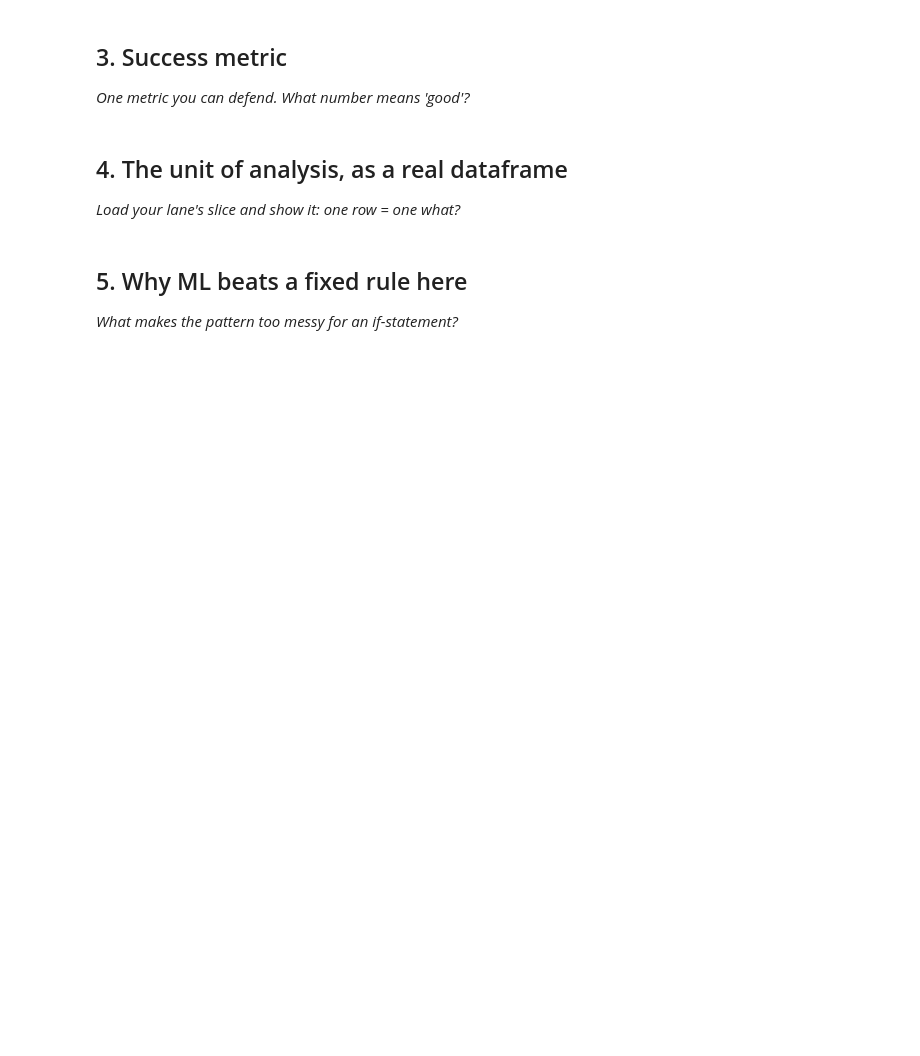
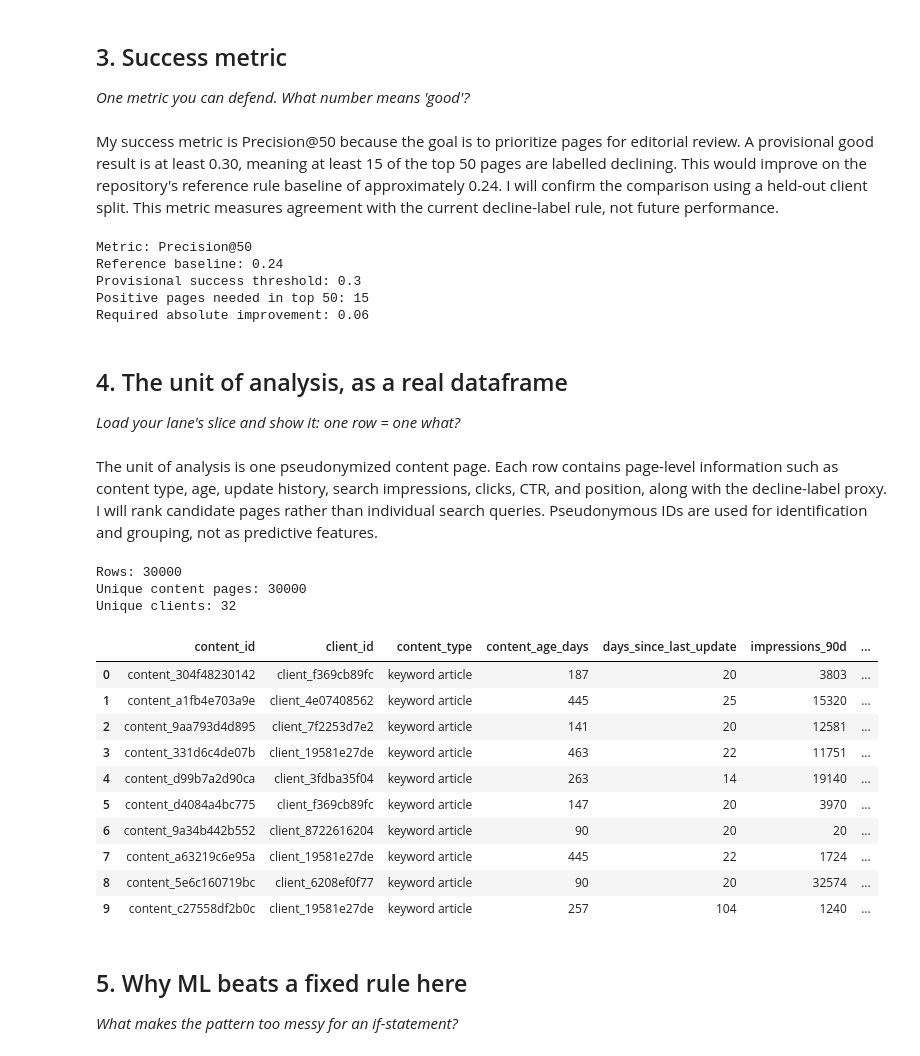
Before and after one commit to Jvssankar/flyrank-ml-internship, a Jupyter notebook: work/notebooks/w02_ml_task_framing.ipynb, the cells around one changed output. Saved outputs shown, nothing was run; the diff lists cells and outputs as text; code cells hidden in the pictures; blank space fills up the shorter version.

```diff
--- a/work/notebooks/w02_ml_task_framing.ipynb
+++ b/work/notebooks/w02_ml_task_framing.ipynb
@@ -24,16 +82,77 @@ This skeleton is yours to fill. Work the sections **in order** — each one has
 ## 3. Success metric
 
 *One metric you can defend. What number means 'good'?*
+# %% [markdown]
+My success metric is Precision@50 because the goal is to prioritize pages for editorial review. A provisional good result is at least 0.30, meaning at least 15 of the top 50 pages are labelled declining. This would improve on the repository's reference rule baseline of approximately 0.24. I will confirm the comparison using a held-out client split. This metric measures agreement with the current decline-label rule, not future performance.
 # %%
 # This cell is for CODE (numbers, a query, a check).
 # Write your text answer in the cell ABOVE this one — typing sentences here breaks Run All.
+baseline_precision_at_50 = 0.24
+success_threshold = 0.30
+top_k = 50
+
+required_positive_pages = int(success_threshold * top_k)
+
+print("Metric: Precision@50")
+print("Reference baseline:", baseline_precision_at_50)
+print("Provisional success threshold:", success_threshold)
+print("Positive pages needed in top 50:", required_positive_pages)
+print(
+    "Required absolute improvement:",
+    round(success_threshold - baseline_precision_at_50, 2)
+)
+# %% [output]
+Metric: Precision@50
+Reference baseline: 0.24
+Provisional success threshold: 0.3
+Positive pages needed in top 50: 15
+Required absolute improvement: 0.06
 # %% [markdown]
 ## 4. The unit of analysis, as a real dataframe
 
 *Load your lane's slice and show it: one row = one what?*
+# %% [markdown]
+The unit of analysis is one pseudonymized content page. Each row contains page-level information such as content type, age, update history, search impressions, clicks, CTR, and position, along with the decline-label proxy. I will rank candidate pages rather than individual search queries. Pseudonymous IDs are used for identification and grouping, not as predictive features.
 # %%
 # This cell is for CODE (numbers, a query, a check).
 # Write your text answer in the cell ABOVE this one — typing sentences here breaks Run All.
+columns_to_show = [
+    "content_id",
+    "client_id",
+    "content_type",
+    "content_age_days",
+    "days_since_last_update",
+    "impressions_90d",
+    "clicks_90d",
+    "sessions_90d",
+    "ctr",
+    "avg_position",
+    "trend_direction",
+    "is_declining_label"
+]
+
+lane_df = df[columns_to_show].copy()
+
+print("Rows:", len(lane_df))
+print("Unique content pages:", lane_df["content_id"].nunique())
+print("Unique clients:", lane_df["client_id"].nunique())
+
+display(lane_df.head(10))
+# %% [output]
+Rows: 30000
+Unique content pages: 30000
+Unique clients: 32
+|  | content_id | client_id | content_type | content_age_days | days_since_last_update | impressions_90d | ... |
+| 0 | content_304f48230142 | client_f369cb89fc | keyword article | 187 | 20 | 3803 | ... |
+| 1 | content_a1fb4e703a9e | client_4e07408562 | keyword article | 445 | 25 | 15320 | ... |
+| 2 | content_9aa793d4d895 | client_7f2253d7e2 | keyword article | 141 | 20 | 12581 | ... |
+| 3 | content_331d6c4de07b | client_19581e27de | keyword article | 463 | 22 | 11751 | ... |
+| 4 | content_d99b7a2d90ca | client_3fdba35f04 | keyword article | 263 | 14 | 19140 | ... |
+| 5 | content_d4084a4bc775 | client_f369cb89fc | keyword article | 147 | 20 | 3970 | ... |
+| 6 | content_9a34b442b552 | client_8722616204 | keyword article | 90 | 20 | 20 | ... |
+| 7 | content_a63219c6e95a | client_19581e27de | keyword article | 445 | 22 | 1724 | ... |
+| 8 | content_5e6c160719bc | client_6208ef0f77 | keyword article | 90 | 20 | 32574 | ... |
+| 9 | content_c27558df2b0c | client_19581e27de | keyword article | 257 | 104 | 1240 | ... |
 # %% [markdown]
 ## 5. Why ML beats a fixed rule here
 
```
Also changed, not shown: parts of 7 cells of this notebook.
